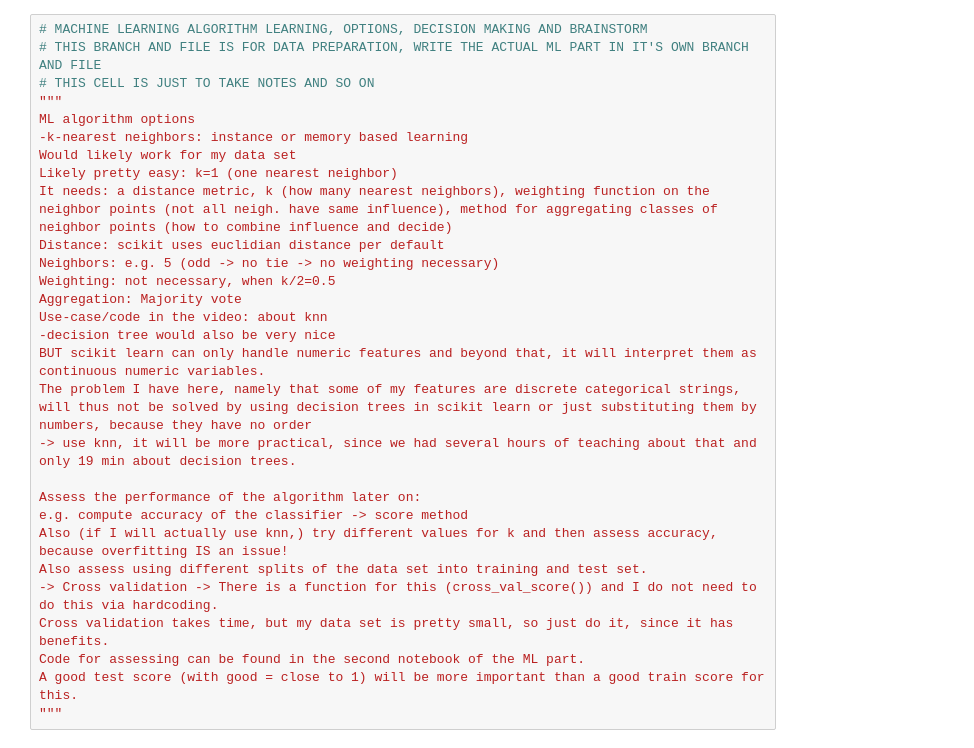
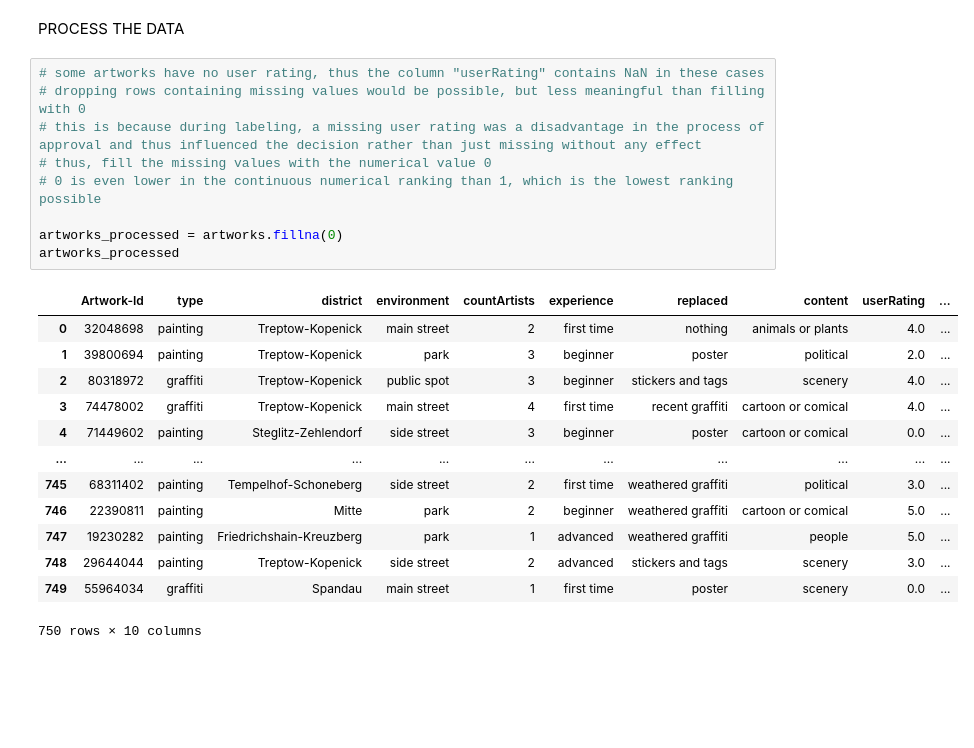
Before and after one commit to TechLabs-Berlin/st22-beautify-berlin, a Jupyter notebook: data_preparation.ipynb, the cells around one changed output. Drawn from its saved outputs; the diff is of its cells as text; blank space fills up the shorter version.

```diff
--- a/data_preparation.ipynb
+++ b/data_preparation.ipynb
@@ -132,29 +29,25 @@ scatter = pd.scatter_matrix(X_train, c = y_train, marker = "o", s = 40, hist_kwd
-# %%
-# MACHINE LEARNING ALGORITHM LEARNING, OPTIONS, DECISION MAKING AND BRAINSTORM
-# THIS BRANCH AND FILE IS FOR DATA PREPARATION, WRITE THE ACTUAL ML PART IN IT'S OWN BRANCH AND FILE
-# THIS CELL IS JUST TO TAKE NOTES AND SO ON
-"""
-ML algorithm options
--k-nearest neighbors: instance or memory based learning
-Would likely work for my data set
-Likely pretty easy: k=1 (one nearest neighbor)
-It needs: a distance metric, k (how many nearest neighbors), weighting function on the neighbor points (not all neigh. have same influence), method for aggregating classes of neighbor points (how to combine influence and decide)
-Distance: scikit uses euclidian distance per default
-Neighbors: e.g. 5 (odd -> no tie -> no weighting necessary)
-Weighting: not necessary, when k/2=0.5
-Aggregation: Majority vote
-Use-case/code in the video: about knn
--decision tree would also be very nice
-BUT scikit learn can only handle numeric features and beyond that, it will interpret them as continuous numeric variables.
-The problem I have here, namely that some of my features are discrete categorical strings, will thus not be solved by using decision trees in scikit learn or just substituting them by numbers, because they have no order
--> use knn, it will be more practical, since we had several hours of teaching about that and only 19 min about decision trees.
-
-Assess the performance of the algorithm later on:
-e.g. compute accuracy of the classifier -> score method
-Also (if I will actually use knn,) try different values for k and then assess accuracy, because overfitting IS an issue!
-Also assess using different splits of the data set into training and test set.
--> Cross validation -> There is a function for this (cross_val_score()) and I do not need to do this via hardcoding.
-Cross validation takes time, but my data set is pretty small, so just do it, since it has benefits.
-Code for assessing can be found in the second notebook of the ML part.
-A good test score (with good = close to 1) will be more important than a good train score for this.
-"""
+# %% [markdown]
+PROCESS THE DATA
+# %%
+# some artworks have no user rating, thus the column "userRating" contains NaN in these cases
+# dropping rows containing missing values would be possible, but less meaningful than filling with 0
+# this is because during labeling, a missing user rating was a disadvantage in the process of approval and thus influenced the decision rather than just missing without any effect
+# thus, fill the missing values with the numerical value 0
+# 0 is even lower in the continuous numerical ranking than 1, which is the lowest ranking possible
+
+artworks_processed = artworks.fillna(0)
+artworks_processed
+# %% [output]
+|  | Artwork-Id | type | district | environment | countArtists | experience | replaced | content | userRating | ... |
+| 0 | 32048698 | painting | Treptow-Kopenick | main street | 2 | first time | nothing | animals or plants | 4.0 | ... |
+| 1 | 39800694 | painting | Treptow-Kopenick | park | 3 | beginner | poster | political | 2.0 | ... |
+| 2 | 80318972 | graffiti | Treptow-Kopenick | public spot | 3 | beginner | stickers and tags | scenery | 4.0 | ... |
+| 3 | 74478002 | graffiti | Treptow-Kopenick | main street | 4 | first time | recent graffiti | cartoon or comical | 4.0 | ... |
+| 4 | 71449602 | painting | Steglitz-Zehlendorf | side street | 3 | beginner | poster | cartoon or comical | 0.0 | ... |
+| ... | ... | ... | ... | ... | ... | ... | ... | ... | ... | ... |
+| 745 | 68311402 | painting | Tempelhof-Schoneberg | side street | 2 | first time | weathered graffiti | political | 3.0 | ... |
+| 746 | 22390811 | painting | Mitte | park | 2 | beginner | weathered graffiti | cartoon or comical | 5.0 | ... |
+| 747 | 19230282 | painting | Friedrichshain-Kreuzberg | park | 1 | advanced | weathered graffiti | people | 5.0 | ... |
+| 748 | 29644044 | painting | Treptow-Kopenick | side street | 2 | advanced | stickers and tags | scenery | 3.0 | ... |
+| 749 | 55964034 | graffiti | Spandau | main street | 1 | first time | poster | scenery | 0.0 | ... |
+750 rows × 10 columns
```
Also changed, not shown: parts of 14 cells of this notebook, 2 other files.
